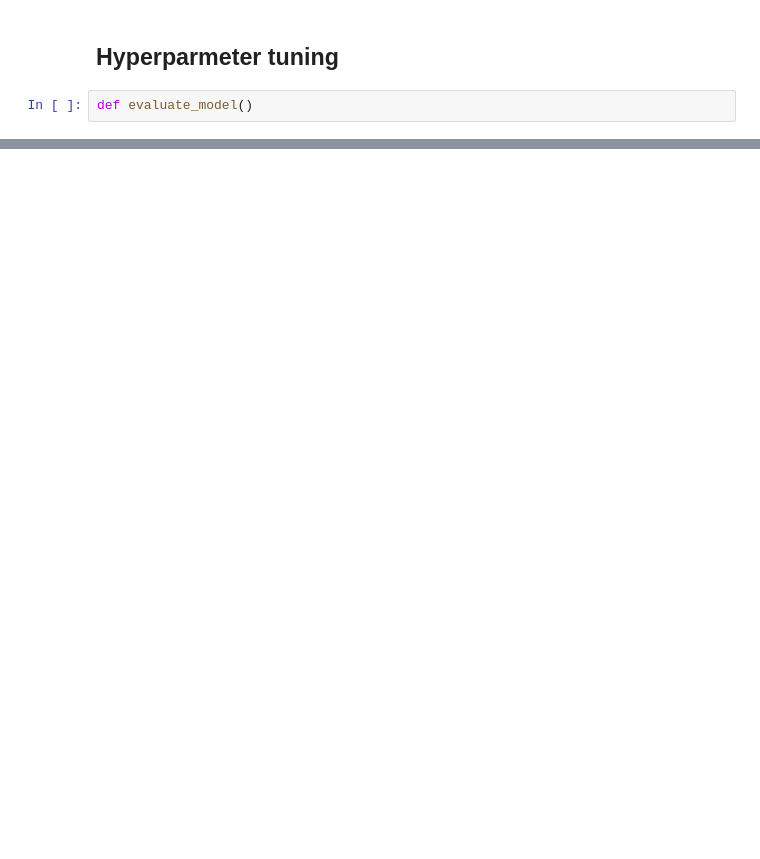
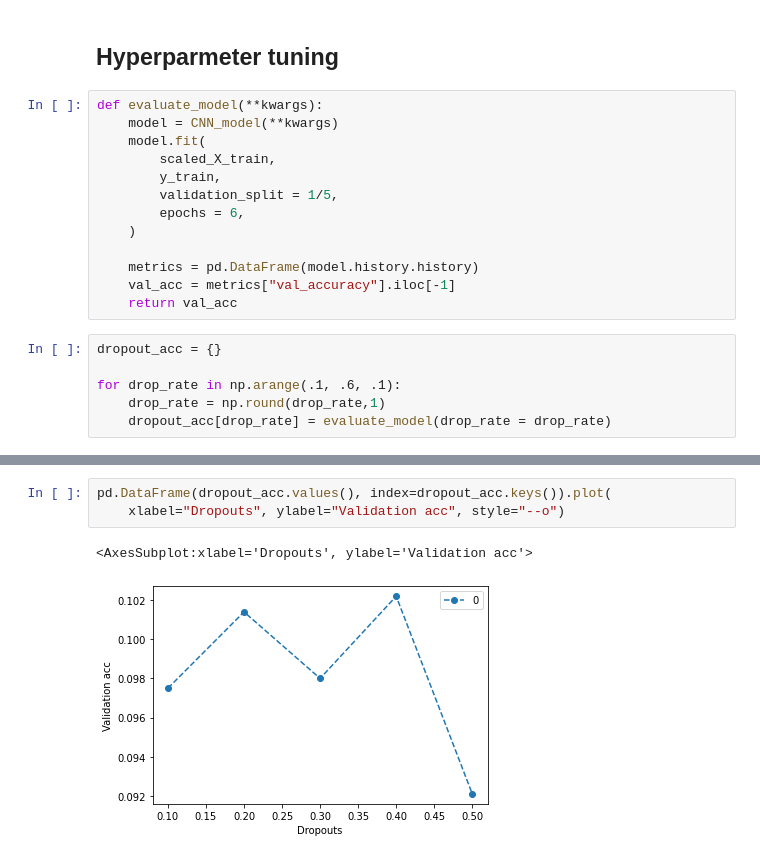
Before and after one commit to SamiFatmi/Deep-Learning-SAMI-FATMI, a Jupyter notebook: Code-alongs/Lec-04-CNN_intro.ipynb, the cells around one changed output, grey strips where cells are left out. Cells and saved outputs as stored; diff of their text form; blank space fills up the shorter version.

```diff
--- a/Code-alongs/Lec-04-CNN_intro.ipynb
+++ b/Code-alongs/Lec-04-CNN_intro.ipynb
@@ -92,4 +125,21 @@ array([0, 1, 2, 3, 4, 5, 6, 7, 8, 9], dtype=uint8)
 # %% [markdown]
 ## Hyperparmeter tuning
-# %%
-def evaluate_model()
+# %%
+def evaluate_model(**kwargs):
+    model = CNN_model(**kwargs)
+    model.fit(
+        scaled_X_train,
+        y_train,
+        validation_split = 1/5,
+        epochs = 6,
+    )
+
+    metrics = pd.DataFrame(model.history.history)
+    val_acc = metrics["val_accuracy"].iloc[-1]
+    return val_acc
+# %%
+dropout_acc = {}
+
+for drop_rate in np.arange(.1, .6, .1):
+    drop_rate = np.round(drop_rate,1)
+    dropout_acc[drop_rate] = evaluate_model(drop_rate = drop_rate)
@@ -95,0 +164,6 @@ def evaluate_model()
+# %%
+pd.DataFrame(dropout_acc.values(), index=dropout_acc.keys()).plot(
+    xlabel="Dropouts", ylabel="Validation acc", style="--o")
+# %% [output]
+<AxesSubplot:xlabel='Dropouts', ylabel='Validation acc'>
+[figure, added]
```
Also changed, not shown: parts of 8 cells of this notebook.
